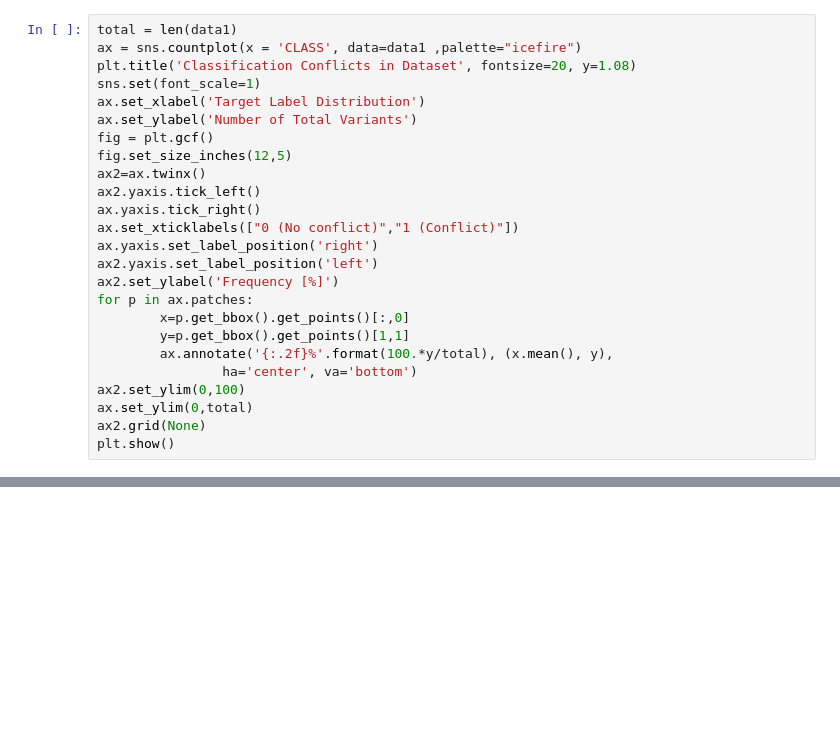
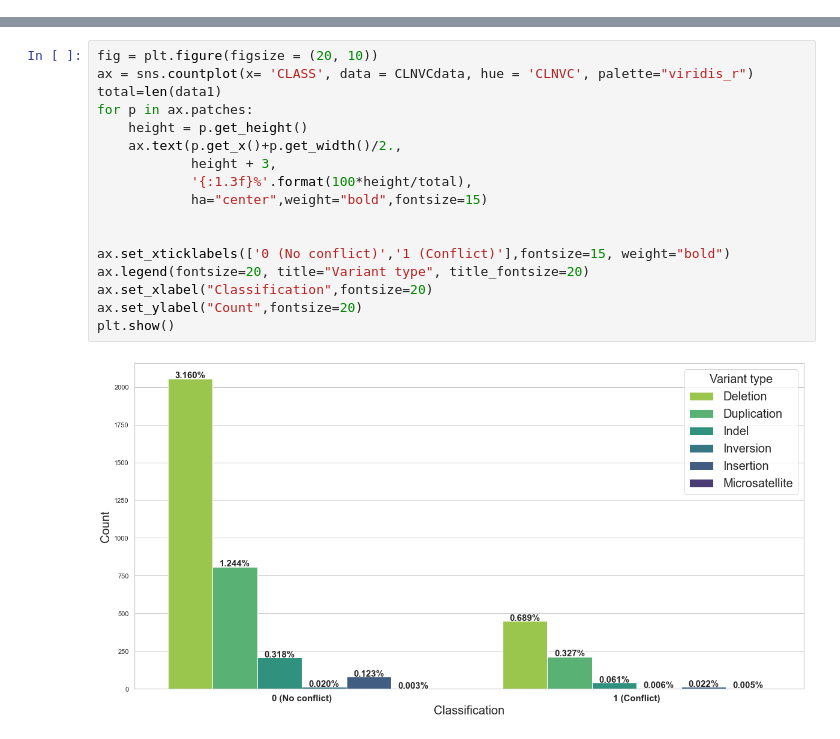
Before and after one commit to poderkas/clinvar_projekt, a Jupyter notebook: Clinvar_project.ipynb, the cells around one changed output, grey strips where cells are left out. Cells and saved outputs as stored; diff of their text form; blank space fills up the shorter version.

```diff
--- a/Clinvar_project.ipynb
+++ b/Clinvar_project.ipynb
@@ -30,25 +0,0 @@ data1.shape
-# %%
-total = len(data1)
-ax = sns.countplot(x = 'CLASS', data=data1 ,palette="icefire")
-plt.title('Classification Conflicts in Dataset', fontsize=20, y=1.08)
-sns.set(font_scale=1)
-ax.set_xlabel('Target Label Distribution')
-ax.set_ylabel('Number of Total Variants')
-fig = plt.gcf()
-fig.set_size_inches(12,5)
-ax2=ax.twinx()
-ax2.yaxis.tick_left()
-ax.yaxis.tick_right()
-ax.set_xticklabels(["0 (No conflict)","1 (Conflict)"])
-ax.yaxis.set_label_position('right')
-ax2.yaxis.set_label_position('left')
-ax2.set_ylabel('Frequency [%]')
-for p in ax.patches:
-        x=p.get_bbox().get_points()[:,0]
-        y=p.get_bbox().get_points()[1,1]
-        ax.annotate('{:.2f}%'.format(100.*y/total), (x.mean(), y),
-                ha='center', va='bottom')
-ax2.set_ylim(0,100)
-ax.set_ylim(0,total)
-ax2.grid(None)
-plt.show()
@@ -303,0 +116,19 @@ data1.shape
+# %%
+fig = plt.figure(figsize = (20, 10))
+ax = sns.countplot(x= 'CLASS', data = CLNVCdata, hue = 'CLNVC', palette="viridis_r")
+total=len(data1)
+for p in ax.patches:
+    height = p.get_height()
+    ax.text(p.get_x()+p.get_width()/2.,
+            height + 3,
+            '{:1.3f}%'.format(100*height/total),
+            ha="center",weight="bold",fontsize=15)
+
+
+ax.set_xticklabels(['0 (No conflict)','1 (Conflict)'],fontsize=15, weight="bold")
+ax.legend(fontsize=20, title="Variant type", title_fontsize=20)
+ax.set_xlabel("Classification",fontsize=20)
+ax.set_ylabel("Count",fontsize=20)
+plt.show()
+# %% [output]
+[figure, added]
```
Also changed, not shown: parts of 59 cells of this notebook, 1 other file.
